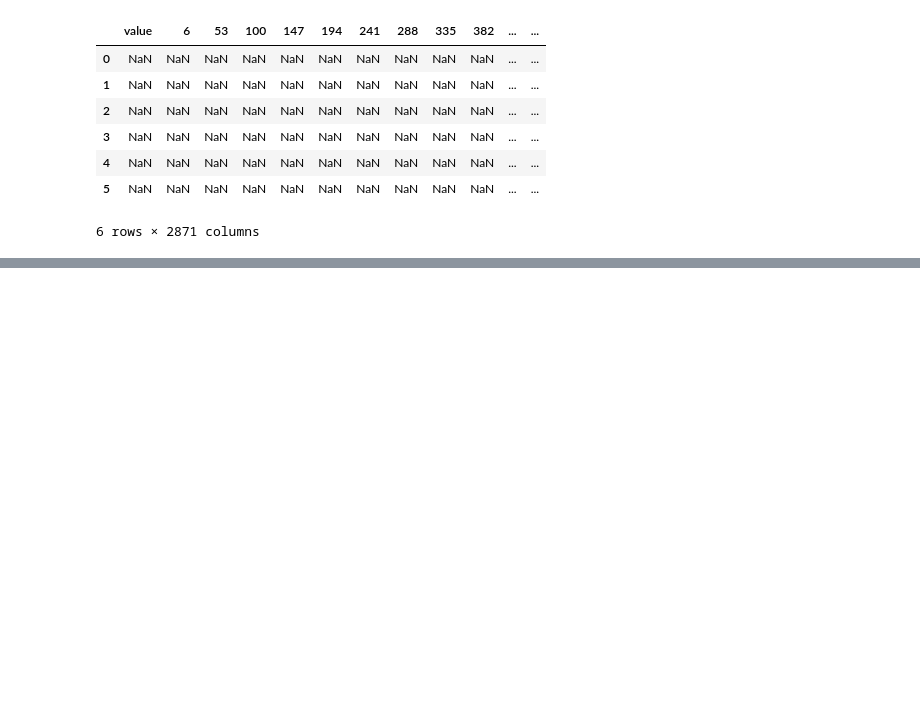
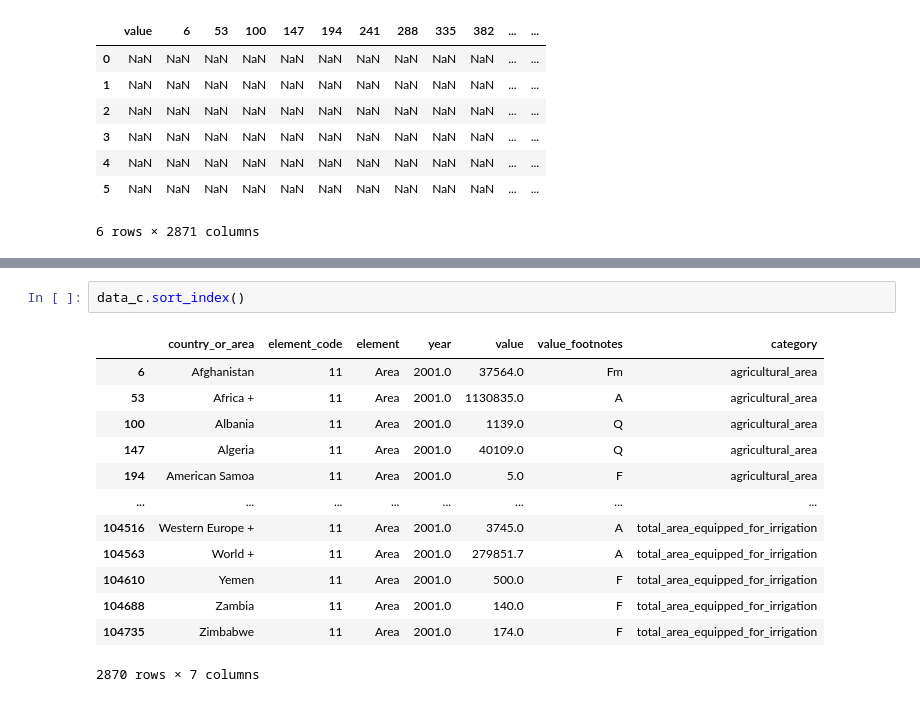
Before and after one commit to ashen007/pandas_data_analysis, a Jupyter notebook: getting started.ipynb, the cells around one changed output, grey strips where cells are left out. Cells and saved outputs as stored; diff of their text form; blank space fills up the shorter version.

```diff
--- a/getting started.ipynb
+++ b/getting started.ipynb
@@ -380,0 +399,16 @@ df1 + df2
+# %%
+data_c.sort_index()
+# %% [output]
+|  | country_or_area | element_code | element | year | value | value_footnotes | category |
+| 6 | Afghanistan | 11 | Area | 2001.0 | 37564.0 | Fm | agricultural_area |
+| 53 | Africa + | 11 | Area | 2001.0 | 1130835.0 | A | agricultural_area |
+| 100 | Albania | 11 | Area | 2001.0 | 1139.0 | Q | agricultural_area |
+| 147 | Algeria | 11 | Area | 2001.0 | 40109.0 | Q | agricultural_area |
+| 194 | American Samoa | 11 | Area | 2001.0 | 5.0 | F | agricultural_area |
+| ... | ... | ... | ... | ... | ... | ... | ... |
+| 104516 | Western Europe + | 11 | Area | 2001.0 | 3745.0 | A | total_area_equipped_for_irrigation |
+| 104563 | World + | 11 | Area | 2001.0 | 279851.7 | A | total_area_equipped_for_irrigation |
+| 104610 | Yemen | 11 | Area | 2001.0 | 500.0 | F | total_area_equipped_for_irrigation |
+| 104688 | Zambia | 11 | Area | 2001.0 | 140.0 | F | total_area_equipped_for_irrigation |
+| 104735 | Zimbabwe | 11 | Area | 2001.0 | 174.0 | F | total_area_equipped_for_irrigation |
+2870 rows × 7 columns
```
Also changed, not shown: parts of 9 cells of this notebook.
